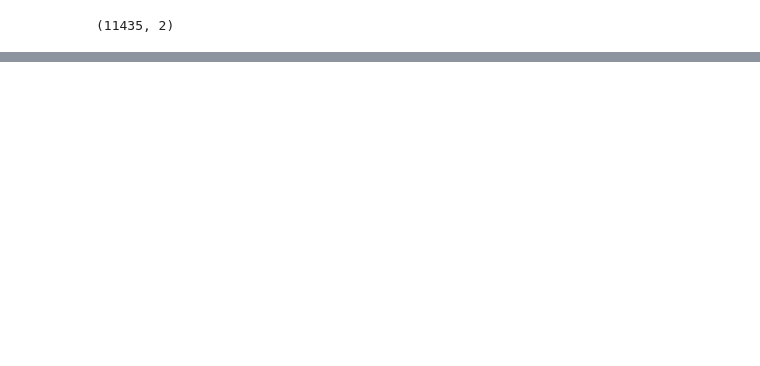
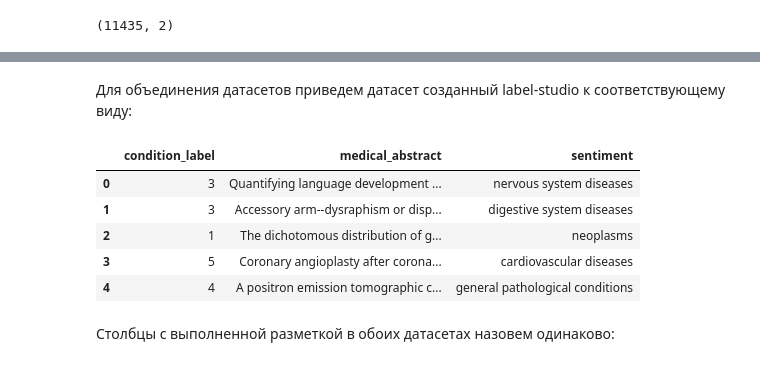
Before and after one commit to BespilotNick/Data-collection-and-markup, a Jupyter notebook: Seminar_9/Hometask_9.ipynb, the cells around one changed output, grey strips where cells are left out. Cells and saved outputs as stored; diff of their text form; code cells hidden in the pictures; blank space fills up the shorter version.

```diff
--- a/Seminar_9/Hometask_9.ipynb
+++ b/Seminar_9/Hometask_9.ipynb
@@ -68,0 +171,14 @@ cardio_list = ['cardi', 'heart', 'vascul', 'pulmonary embolism', 'stroke', 'repe
+# %% [markdown]
+Для объединения датасетов приведем датасет созданный label-studio к соответствующему виду:
+# %%
+df_manual.drop(['annotation_id', 'annotator', 'created_at', 'id', 'lead_time', 'updated_at'], axis=1, inplace=True)
+df_manual.head()
+# %% [output]
+|  | condition_label | medical_abstract | sentiment |
+| 0 | 3 | Quantifying language development ... | nervous system diseases |
+| 1 | 3 | Accessory arm--dysraphism or disp... | digestive system diseases |
+| 2 | 1 | The dichotomous distribution of g... | neoplasms |
+| 3 | 5 | Coronary angioplasty after corona... | cardiovascular diseases |
+| 4 | 4 | A positron emission tomographic c... | general pathological conditions |
+# %% [markdown]
+Столбцы с выполненной разметкой в обоих датасетах назовем одинаково:
```
Also changed, not shown: parts of 23 cells of this notebook, 2 other files.
